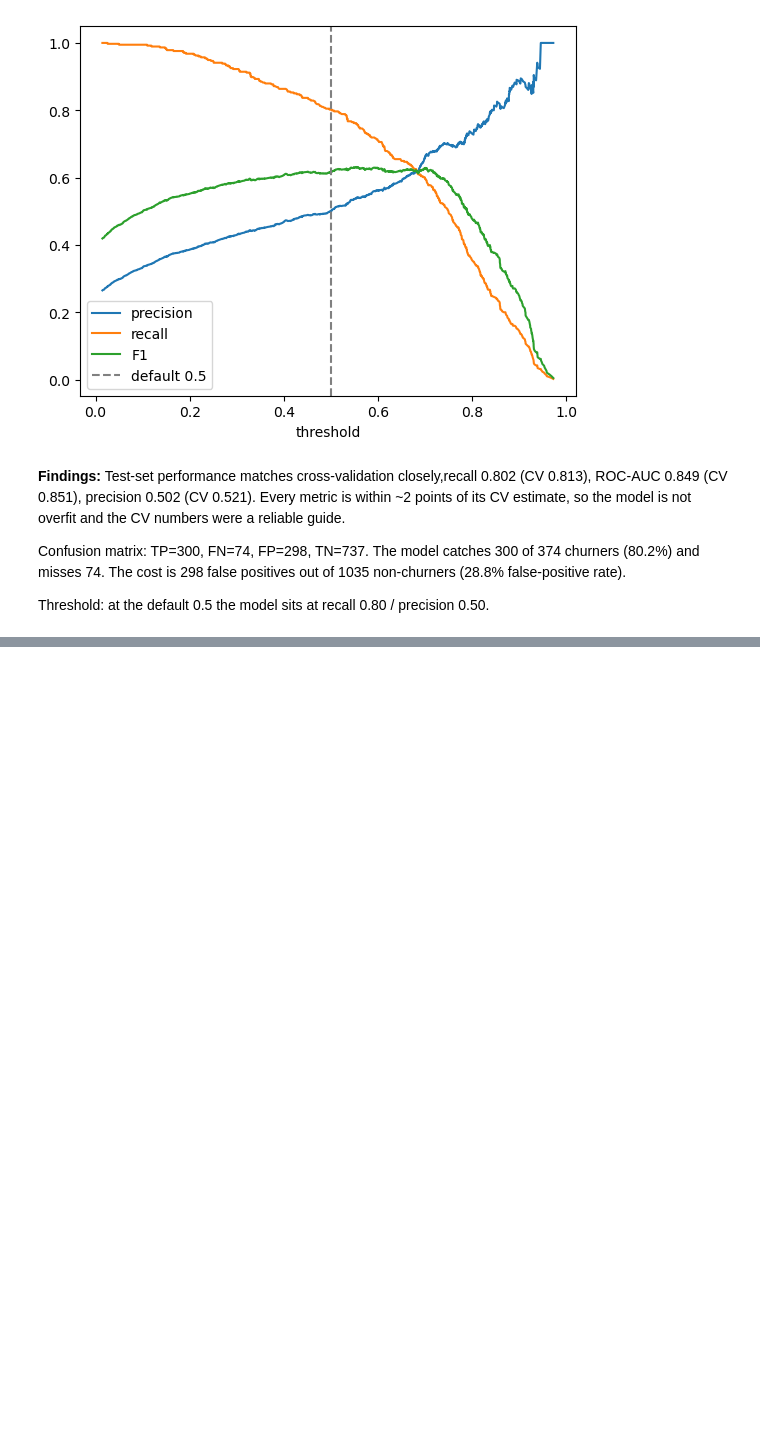
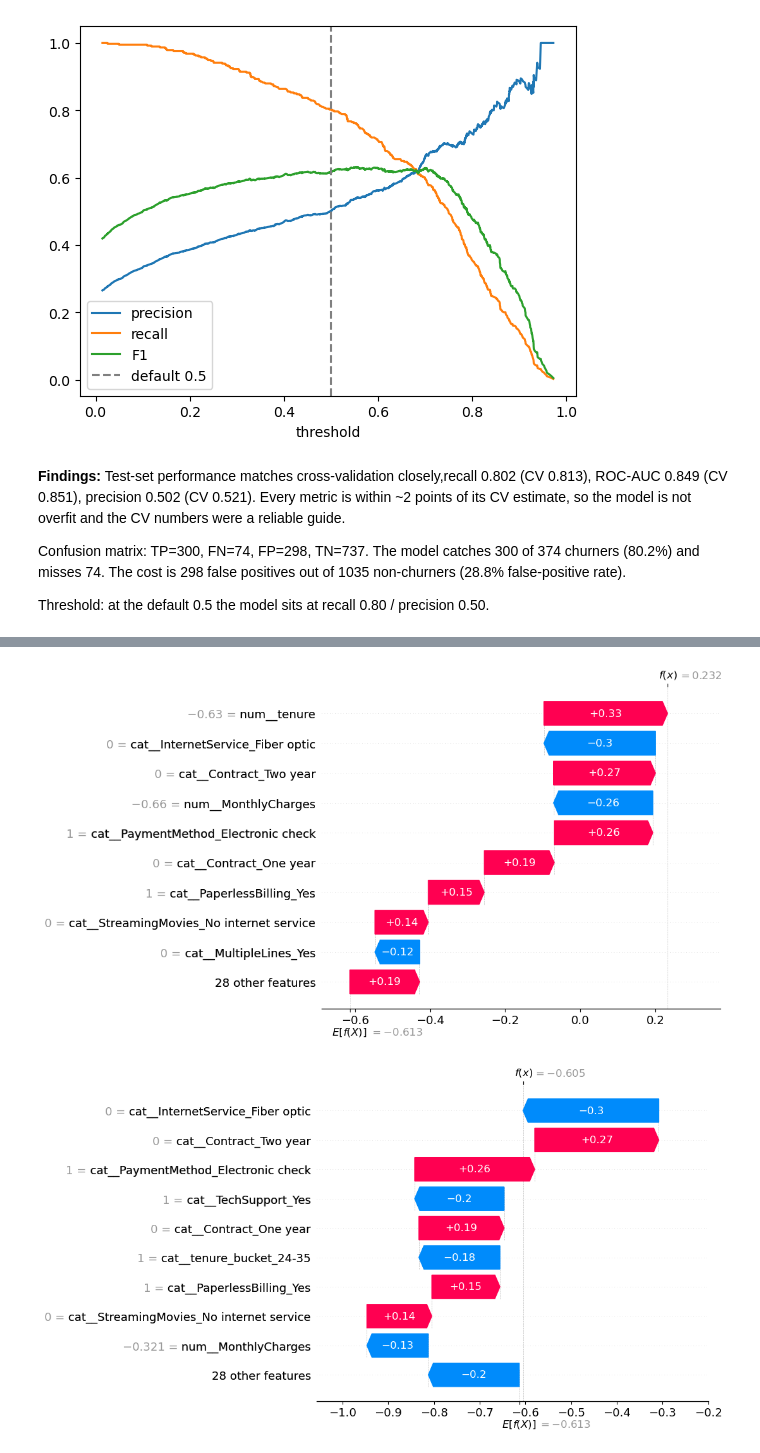
Before and after one commit to ashandx/telco-churn-classification, a Jupyter notebook: notebooks/modelling.ipynb, the cells around one changed output, grey strips where cells are left out. Cells and saved outputs as stored; diff of their text form; code cells hidden in the pictures; blank space fills up the shorter version.

```diff
--- a/notebooks/modelling.ipynb
+++ b/notebooks/modelling.ipynb
@@ -334,0 +372,6 @@ Threshold: at the default 0.5 the model sits at recall 0.80 / precision 0.50.
+# %%
+shap.plots.waterfall(shap_values[tp_idx])
+shap.plots.waterfall(shap_values[fn_idx])
+# %% [output]
+[figure, added]
+[figure, added]
```
Also changed, not shown: parts of 10 cells of this notebook.
